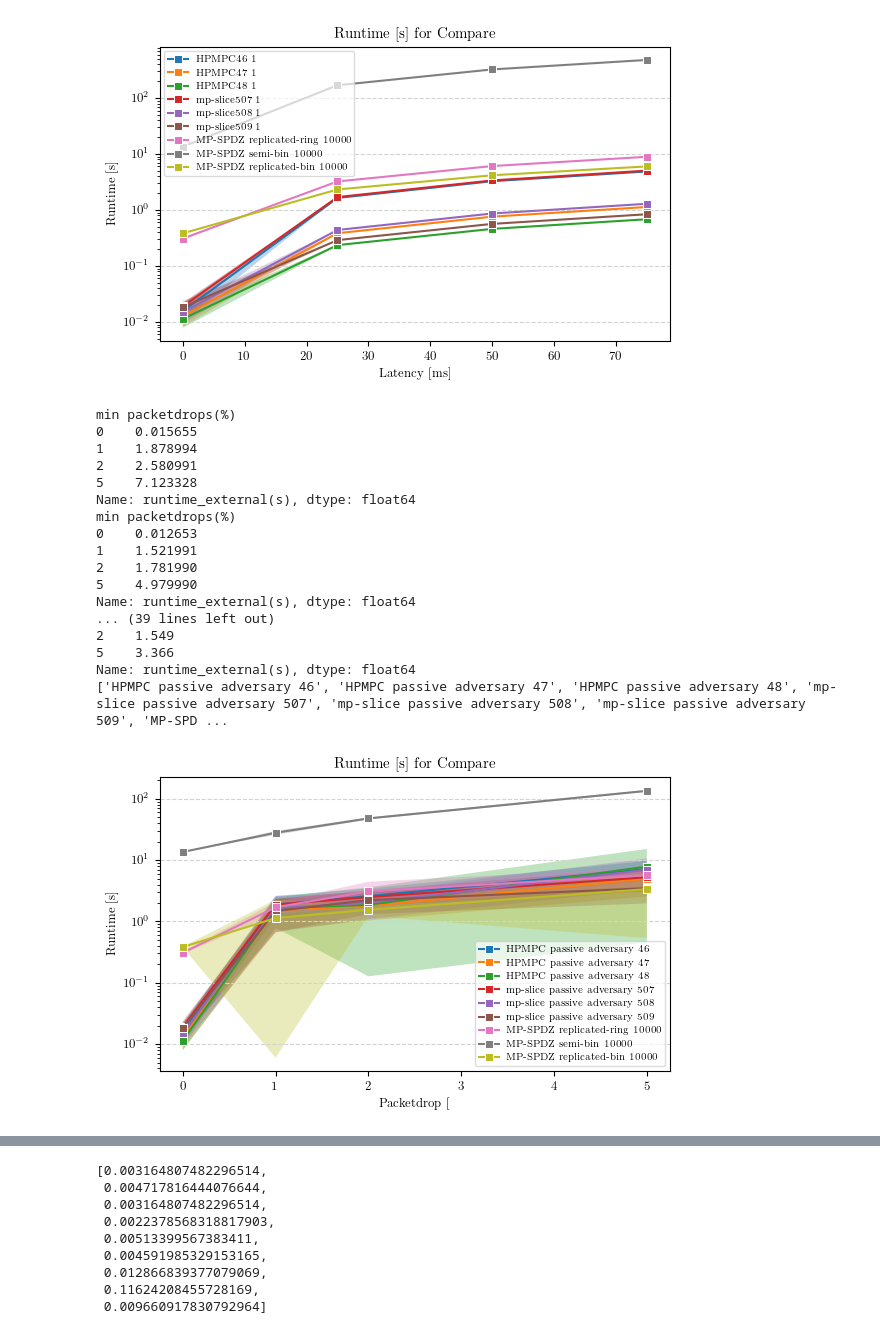
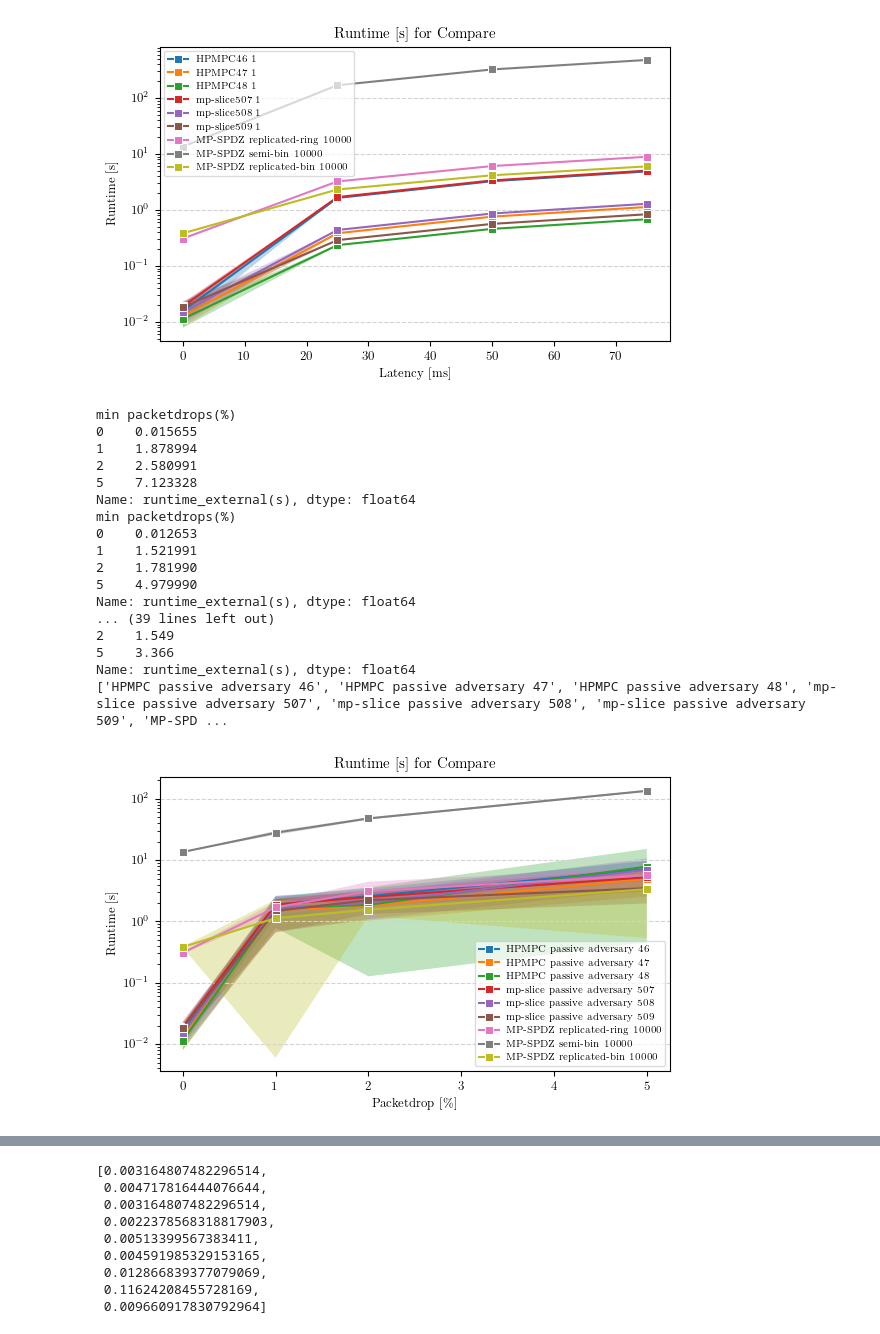
Before and after one commit to aSlunk/results, a Jupyter notebook: mp-slice/02_Compare/Deviation.ipynb, the cells around one changed output, grey strips where cells are left out. Cells and saved outputs as stored; diff of their text form; code cells hidden in the pictures.

```diff
--- a/mp-slice/02_Compare/Deviation.ipynb
+++ b/mp-slice/02_Compare/Deviation.ipynb
@@ -167,43 +157,38 @@ packetdrop,label=rf.get_packetdrop_deviation(data)
 # del packetdrop[-2]
 # del label[-2]
 # del label[-2]
-
-# del label[-1] # AES
-# del packetdrop[-1]
-# del label[-2]
-# del packetdrop[-2]
 
 # del packetdrop[3] # Division
 # del packetdrop[3]
 # del label[3]
 # del label[3]
 
 # del packetdrop[-2] # secure min
 # del packetdrop[-2]
 # del label[-2]
 # del label[-2]
 
 print(label)
-rf.plot_deviation(packetdrop,label,"test.png",experiment,"Packetdrop [%]","Runtime [s]",True)
+rf.plot_deviation(packetdrop,label,"test.png",experiment,"Packetdrop [\\%]","Runtime [s]",True)
 # %% [output]
 min packetdrops(%)
 0    0.015655
 1    1.878994
 2    2.580991
 5    7.123328
 Name: runtime_external(s), dtype: float64
 min packetdrops(%)
 0    0.012653
 1    1.521991
 2    1.781990
 5    4.979990
 Name: runtime_external(s), dtype: float64
 ... (39 lines left out)
 2    1.549
 5    3.366
 Name: runtime_external(s), dtype: float64
 ['HPMPC passive adversary 46', 'HPMPC passive adversary 47', 'HPMPC passive adversary 48', 'mp-slice passive adversary 507', 'mp-slice passive adversary 508', 'mp-slice passive adversary 509', 'MP-SPD ...
-[figure, old version]
+[figure, new version]
 # %%
 fig, ax = plt.subplots()
 width = 0.4 # the width of the bars
```
Also changed, not shown: parts of 5 cells of this notebook.
